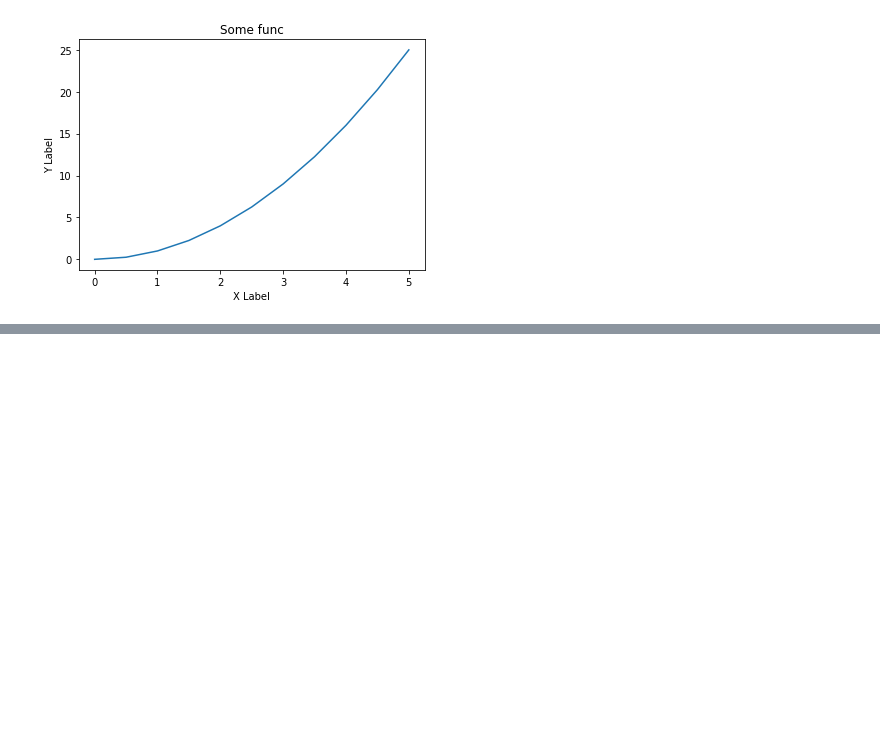
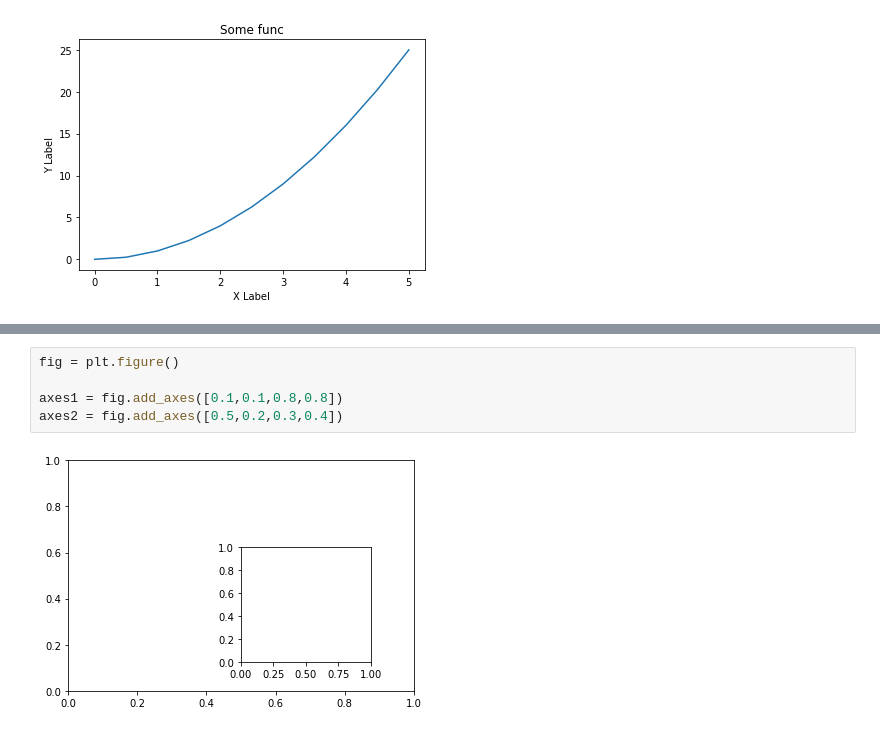
Before and after one commit to rishindrareddy/python-data-science, a Jupyter notebook: MatplotLib/Matplot.ipynb, the cells around one changed output, grey strips where cells are left out. Saved outputs shown, nothing was run; the diff lists cells and outputs as text; blank space fills up the shorter version.

```diff
--- a/MatplotLib/Matplot.ipynb
+++ b/MatplotLib/Matplot.ipynb
@@ -52,0 +61,7 @@ axes1= fid.add_axes)
+# %%
+fig = plt.figure()
+
+axes1 = fig.add_axes([0.1,0.1,0.8,0.8])
+axes2 = fig.add_axes([0.5,0.2,0.3,0.4])
+# %% [output]
+[figure, added]
```
Also changed, not shown: parts of 11 cells of this notebook.
